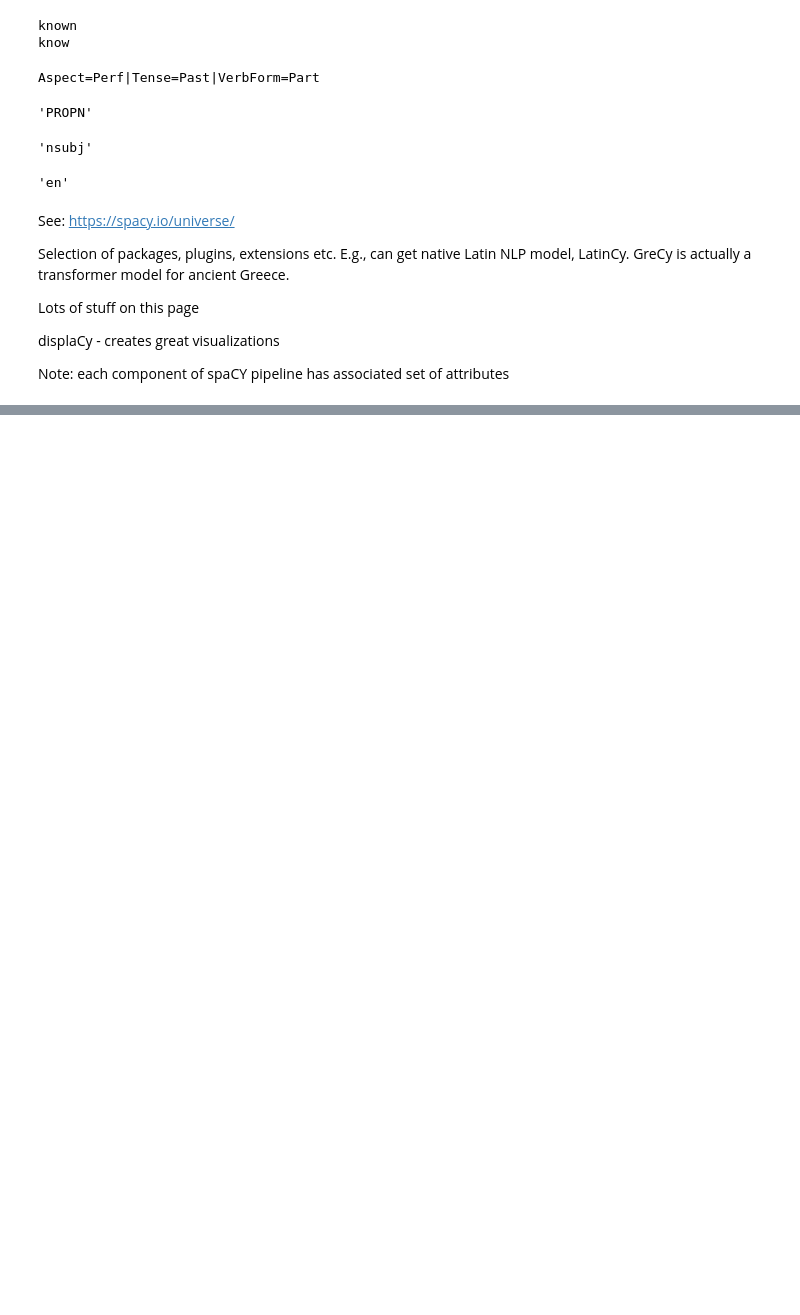
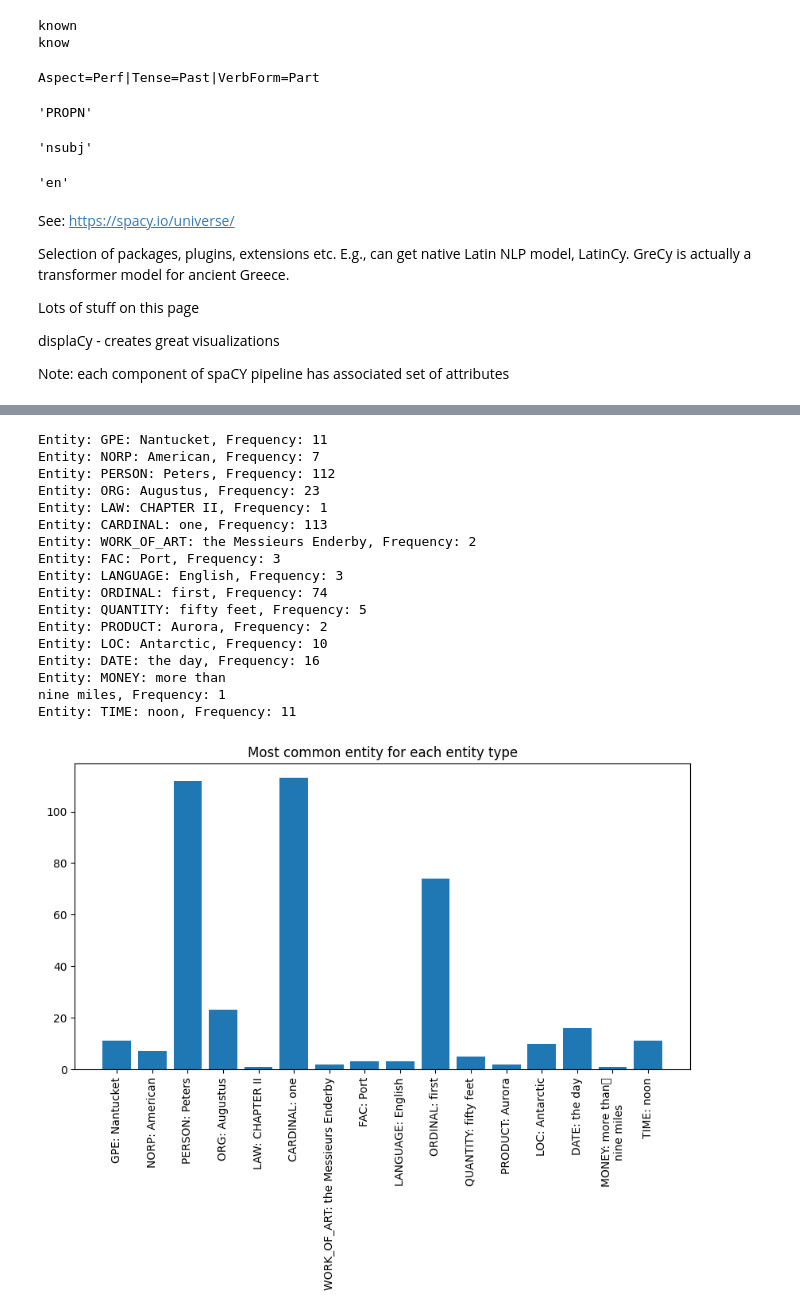
Before and after one commit to sconnin/Ithaka, a Jupyter notebook: spacy_1-2.ipynb, the cells around one changed output, grey strips where cells are left out. Drawn from its saved outputs; the diff is of its cells as text; code cells hidden in the pictures; blank space fills up the shorter version.

```diff
--- a/spacy_1-2.ipynb
+++ b/spacy_1-2.ipynb
@@ -183,0 +433,49 @@ Note: each component of spaCY pipeline has associated set of attributes
+# %%
+# FIND THE MOST COMMON NAME ENTITIES
+
+# 1. Iterate through all named entities in the document
+# 2. Add each named entity to a list as (entity.text, entity.label_)
+
+entities = []  # create an empty list to store the entities
+for ent in doc_poe.ents:  # loop over all named entities in the document
+    entities.append((ent.text, ent.label_))  # add the entity text and label to the list
+
+# For each entity type, we find the most common entity of that type
+most_common_entities = {}  # create an empty dictionary to store the most common entities
+for entity_type in set(entity[1] for entity in entities):  # loop over each unique entity type
+    # get a Counter of entities of this type
+    entities_of_this_type = Counter(entity[0] for entity in entities if entity[1] == entity_type)
+    # get the most common entity of this type
+    most_common_entity = entities_of_this_type.most_common(1)[0]
+    # add it to the dictionary
+    most_common_entities[f"{entity_type}: {most_common_entity[0]}"] = most_common_entity[1]
+
+# We can now print the most common entity for each entity type
+for entity, frequency in most_common_entities.items():
+    print(f"Entity: {entity}, Frequency: {frequency}")
+
+# Let's create a bar plot of the most common entity for each type
+plt.figure(figsize=(10,5))  # create a new figure for the plot
+plt.bar(most_common_entities.keys(), most_common_entities.values())  # create a bar chart
+plt.xticks(rotation=90)  # rotate the x-axis labels for better readability
+plt.title("Most common entity for each entity type")  # set the title of the plot
+plt.show()  # display the plot
+# %% [output]
+Entity: GPE: Nantucket, Frequency: 11
+Entity: NORP: American, Frequency: 7
+Entity: PERSON: Peters, Frequency: 112
+Entity: ORG: Augustus, Frequency: 23
+Entity: LAW: CHAPTER II, Frequency: 1
+Entity: CARDINAL: one, Frequency: 113
+Entity: WORK_OF_ART: the Messieurs Enderby, Frequency: 2
+Entity: FAC: Port, Frequency: 3
+Entity: LANGUAGE: English, Frequency: 3
+Entity: ORDINAL: first, Frequency: 74
+Entity: QUANTITY: fifty feet, Frequency: 5
+Entity: PRODUCT: Aurora, Frequency: 2
+Entity: LOC: Antarctic, Frequency: 10
+Entity: DATE: the day, Frequency: 16
+Entity: MONEY: more than
+nine miles, Frequency: 1
+Entity: TIME: noon, Frequency: 11
+[figure, added]
```
Also changed, not shown: parts of 19 cells of this notebook.
